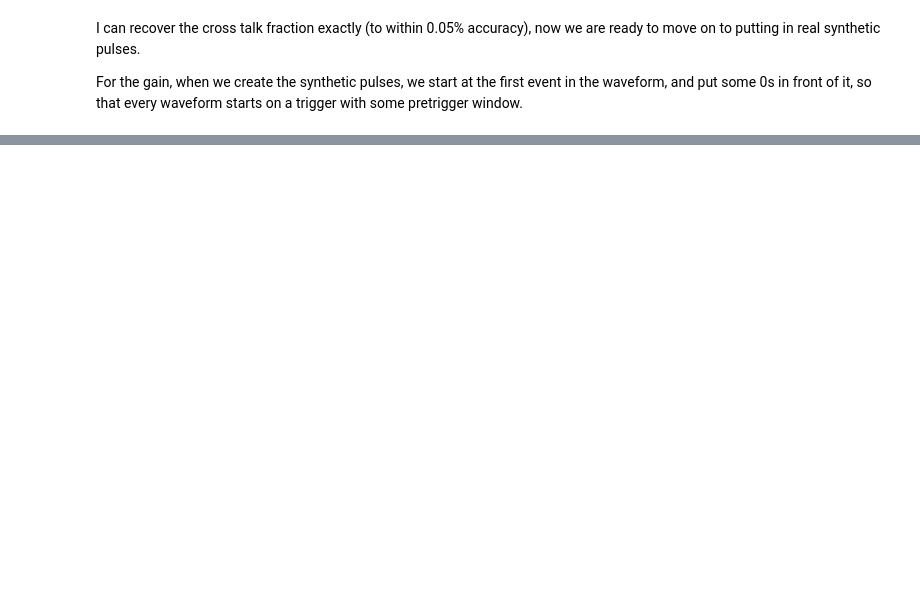
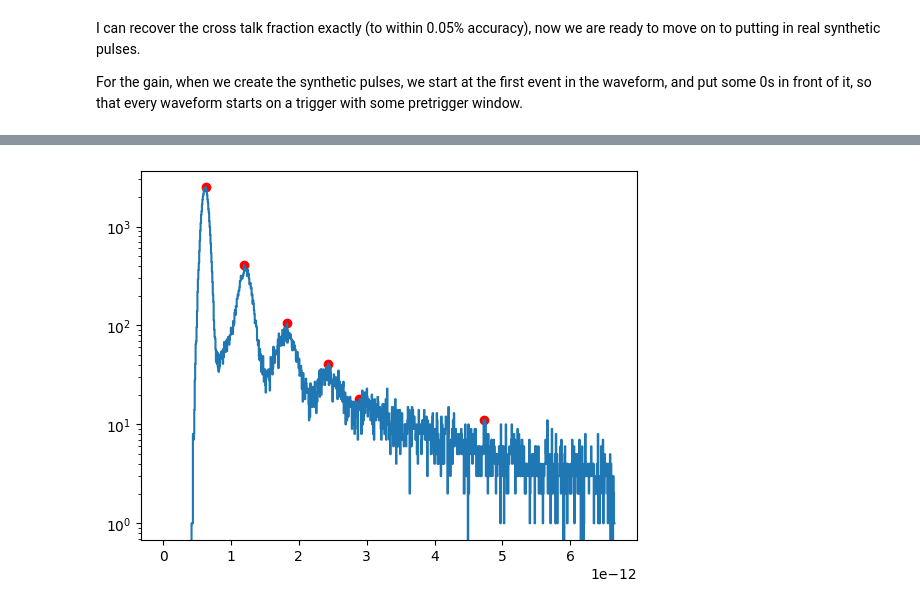
Before and after one commit to SamuelBorden/sipm_studio, a Jupyter notebook: src/sipm_studio/simulations/sipm_simulation.ipynb, the cells around one changed output, grey strips where cells are left out. Cells and saved outputs as stored; diff of their text form; code cells hidden in the pictures; blank space fills up the shorter version.

```diff
--- a/src/sipm_studio/simulations/sipm_simulation.ipynb
+++ b/src/sipm_studio/simulations/sipm_simulation.ipynb
@@ -1042,0 +1125,11 @@ plt.show()
+# %%
+from scipy.signal import find_peaks
+
+peaks, amps = find_peaks(n, distance = 13, width = 5)
+
+plt.scatter(bins[peaks], n[peaks], c='r')
+plt.step(bins[1:], n)
+plt.yscale('log')
+plt.show()
+# %% [output]
+[figure, added]
```
Also changed, not shown: parts of 79 cells of this notebook, 6 other files.
